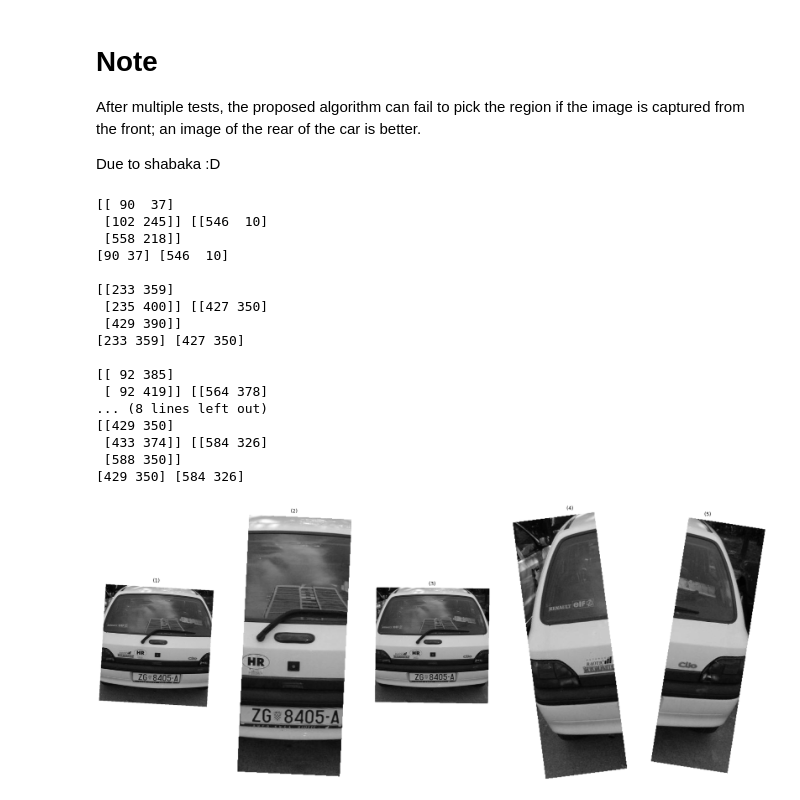
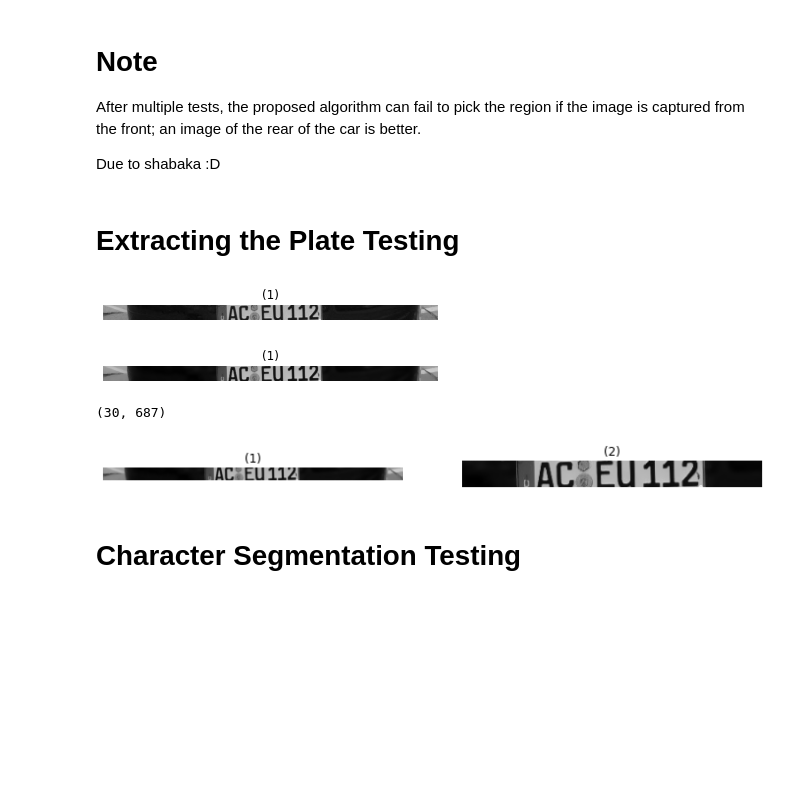
Before and after one commit to ellethykhaled/License-Plate-Recognition, a Jupyter notebook: testingFile.ipynb, the cells around one changed output. Saved outputs shown, nothing was run; the diff lists cells and outputs as text; code cells hidden in the pictures; blank space fills up the shorter version.

Commit message:
Extract License Plate

```diff
--- a/testingFile.ipynb
+++ b/testingFile.ipynb
@@ -150,8 +151,12 @@ show_images([img[roiRegions[bestRegion][0] : roiRegions[bestRegion][1], :]])
 After multiple tests, the proposed algorithm can fail to pick the region if the image is captured from the front; an image of the rear of the car is better.
 
 Due to shabaka :D
+# %% [markdown]
+# Extracting the Plate Testing
 # %%
-image = grayImage.astype('uint8')
+bestRoi = grayImage[roiRegions[1][0] : roiRegions[1][1], :]
+show_images([bestRoi])
+image = bestRoi.astype('uint8')
 gray = cv2.bilateralFilter(image, 11, 17, 17)
 
 # Apply some preprocessing to the region of interest in order to get the edges
@@ -159,6 +164,7 @@ edged = sobel(gray)
 th = threshold_otsu(np.abs(edged))
 edged = edged > th
 edged = edged.astype('uint8')
+show_images([gray])
 
 # Find contours based on Edges
 contours  = cv2.findContours(edged.copy(), cv2.RETR_EXTERNAL, cv2.CHAIN_APPROX_SIMPLE)
@@ -168,50 +174,49 @@ contours = contours[0] if len(contours) == 2 else contours[1]
 contours = sorted(contours, key = cv2.contourArea, reverse = True)[:50]
 
 images = []
-
+j = 0
 for contour in contours:
+    # print("Trial #", j)
+    j = j + 1
     rectangle = cv2.minAreaRect(contour)
     box = np.int0(cv2.boxPoints(rectangle))
     _, start, _, end = box
     width = np.abs(end[0] - start[0])
     height = np.abs(end[1] - start[1])
+    # print(width, height)
     if width > height and width > 150:
+        print("Satisfied")
         xStart = min(start[0], end[0])
         xEnd = max(start[0], end[0])
         detectedLicensePlate = image[:, xStart : xEnd]
+        images.append(detectedLicensePlate)
 
         sortedBasedOnX = box[np.argsort(box[:, 0])]
 
         pointsOfStartingVericalEdge = sortedBasedOnX[0 : 2]
         pointsOfEndingVericalEdge = sortedBasedOnX[2 :]
         print(pointsOfStartingVericalEdge, pointsOfEndingVericalEdge)
 
         lowerPointOfStart = pointsOfStartingVericalEdge[np.argsort(pointsOfStartingVericalEdge[:, 1])][0]
         lowerPointOfEnd = pointsOfEndingVericalEdge[np.argsort(pointsOfEndingVericalEdge[:, 1])][0]
 
         print(lowerPointOfStart, lowerPointOfEnd, "\n")
 
         angle = np.rad2deg(np.arctan2(lowerPointOfEnd[1] - lowerPointOfStart[1], lowerPointOfEnd[0] - lowerPointOfStart[0]))
         detectedLicensePlate = ndimage.rotate(detectedLicensePlate, angle, cval = 255)
         # print(detectedLicensePlate)
         images.append(detectedLicensePlate)
+        print("Appended")
+if (len(images) == 0):
+    widthOfImage = gray.shape[1]
+    images.append(gray[:, widthOfImage // 4 : 3 * widthOfImage // 4])
+    images.append(gray)
+
 show_images(images)
 # %% [output]
+[figure, new version]
+[figure, added]
-[[ 90  37]
- [102 245]] [[546  10]
- [558 218]]
-[90 37] [546  10]
-
-[[233 359]
- [235 400]] [[427 350]
- [429 390]]
-[233 359] [427 350]
-
-[[ 92 385]
- [ 92 419]] [[564 378]
-... (8 lines left out)
-[[429 350]
- [433 374]] [[584 326]
- [588 350]]
-[429 350] [584 326]
+(30, 687)
-[figure, old version]
+[figure, added]
+# %% [markdown]
+# Character Segmentation Testing
```
Also changed, not shown: parts of 6 cells of this notebook, 1 other file.
